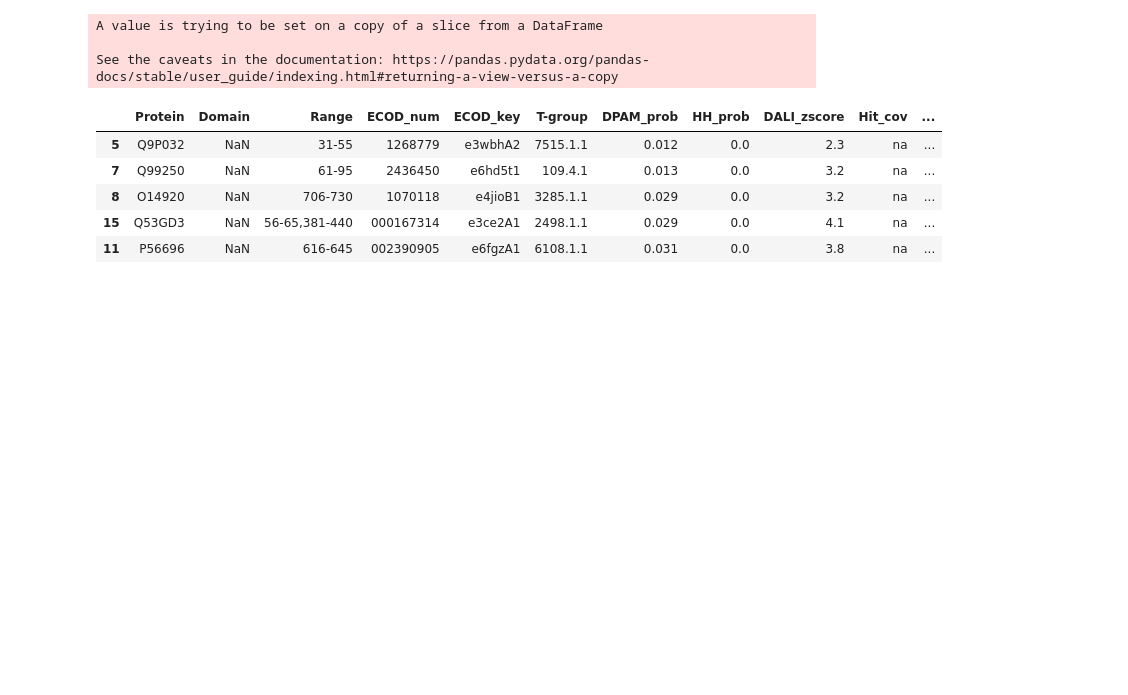
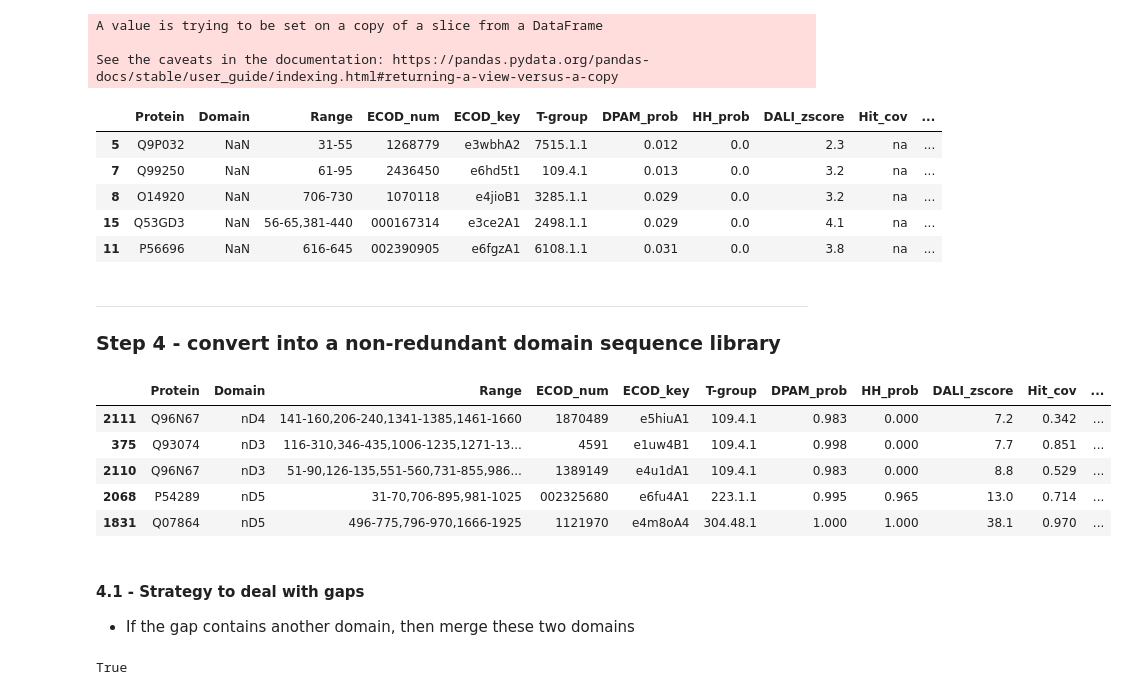
Before and after one commit to meng-yx/DPAM, a Jupyter notebook: notebooks/pacini_DPAM-AI.ipynb, the cells around one changed output. Saved outputs shown, nothing was run; the diff lists cells and outputs as text; code cells hidden in the pictures; blank space fills up the shorter version.

Commit message:
Notebook to run large-scale DPAM-AI on slurm and inspect results

```diff
--- a/notebooks/pacini_DPAM-AI.ipynb
+++ b/notebooks/pacini_DPAM-AI.ipynb
@@ -358,3 +366,6 @@ See the caveats in the documentation: https://pandas.pydata.org/pandas-docs/stab
 | 8 | O14920 | NaN | 706-730 | 1070118 | e4jioB1 | 3285.1.1 | 0.029 | 0.0 | 3.2 | na | ... |
 | 15 | Q53GD3 | NaN | 56-65,381-440 | 000167314 | e3ce2A1 | 2498.1.1 | 0.029 | 0.0 | 4.1 | na | ... |
 | 11 | P56696 | NaN | 616-645 | 002390905 | e6fgzA1 | 6108.1.1 | 0.031 | 0.0 | 3.8 | na | ... |
+# %% [markdown]
+_____
+### Step 4 - convert into a non-redundant domain sequence library
@@ -360,0 +434,67 @@ See the caveats in the documentation: https://pandas.pydata.org/pandas-docs/stab
+# %%
+# Apply gap_length and num_gaps to df_domains
+df_domains['domain_length_gap'] = df_domains['Range'].apply(domain_length_gap)
+df_domains['domain_length_continuous'] = df_domains['Range'].apply(domain_length_continuous)
+df_domains['gap_length'] = df_domains['domain_length_continuous'] - df_domains['domain_length_gap']
+df_domains['num_gaps'] = df_domains['Range'].apply(num_gaps)
+
+# Sort by gap_length
+df_domains.sort_values(by='gap_length', ascending=False, inplace=True)
+df_domains.head()
+# %% [output]
+|  | Protein | Domain | Range | ECOD_num | ECOD_key | T-group | DPAM_prob | HH_prob | DALI_zscore | Hit_cov | ... |
+| 2111 | Q96N67 | nD4 | 141-160,206-240,1341-1385,1461-1660 | 1870489 | e5hiuA1 | 109.4.1 | 0.983 | 0.000 | 7.2 | 0.342 | ... |
+| 375 | Q93074 | nD3 | 116-310,346-435,1006-1235,1271-13... | 4591 | e1uw4B1 | 109.4.1 | 0.998 | 0.000 | 7.7 | 0.851 | ... |
+| 2110 | Q96N67 | nD3 | 51-90,126-135,551-560,731-855,986... | 1389149 | e4u1dA1 | 109.4.1 | 0.983 | 0.000 | 8.8 | 0.529 | ... |
+| 2068 | P54289 | nD5 | 31-70,706-895,981-1025 | 002325680 | e6fu4A1 | 223.1.1 | 0.995 | 0.965 | 13.0 | 0.714 | ... |
+| 1831 | Q07864 | nD5 | 496-775,796-970,1666-1925 | 1121970 | e4m8oA4 | 304.48.1 | 1.000 | 1.000 | 38.1 | 0.970 | ... |
+# %% [markdown]
+#### 4.1 - Strategy to deal with gaps
+- If the gap contains another domain, then merge these two domains
+# %%
+# Function to return gap ranges from a range string
+def get_gap_range(range_str):
+    fragments = [frag.strip() for frag in range_str.split(',')]
+    gap_ranges = []
+    for i in range(len(fragments) - 1):
+        prev_end = int(fragments[i].split('-')[1])
+        next_start = int(fragments[i+1].split('-')[0])
+        gap_ranges.append(f"{prev_end+1}-{next_start-1}")
+    return ','.join(gap_ranges) if gap_ranges else None
+
+#get_gap_range('1-10,15-20,25-30')
+
+# Function to check if any segment within a domain range is enclosed by any gap range(s)
+def is_enclosed_by_gap(domain_range, gap_range):
+    """
+    For a given domain_range (comma-separated possibly multiple segments) and one or more gap_ranges (str, e.g. "30-50,200-210"),
+    return True if any segment of domain_range is fully enclosed by any of the gap_ranges.
+    E.g., '31-49,100-110', '30-50' -> returns True (because 31-49 is inside 30-50)
+    """
+    # Handle multiple gap segments
+    gap_segments = [g.strip() for g in gap_range.split(',')]
+    gap_tuples = []
+    for g in gap_segments:
+        if '-' in g:
+            gap_start, gap_end = map(int, g.split('-'))
+        else:
+            gap_start = gap_end = int(g)
+        gap_tuples.append((gap_start, gap_end))
+    # Now check each domain segment against each gap segment
+    for segment in domain_range.split(','):
+        seg = segment.strip()
+        if '-' in seg:
+            domain_start, domain_end = map(int, seg.split('-'))
+        else:
+            domain_start = domain_end = int(seg)
+        for gap_start, gap_end in gap_tuples:
+            if gap_start <= domain_start and gap_end >= domain_end:
+                return True
+    return False
+
+# This should return True because 31-49 is enclosed by 30-50
+print(is_enclosed_by_gap(
+    domain_range='31-49,100-110',
+    gap_range='30-50,200-210'))
+# %% [output]
+True
```
Also changed, not shown: parts of 11 cells of this notebook.
